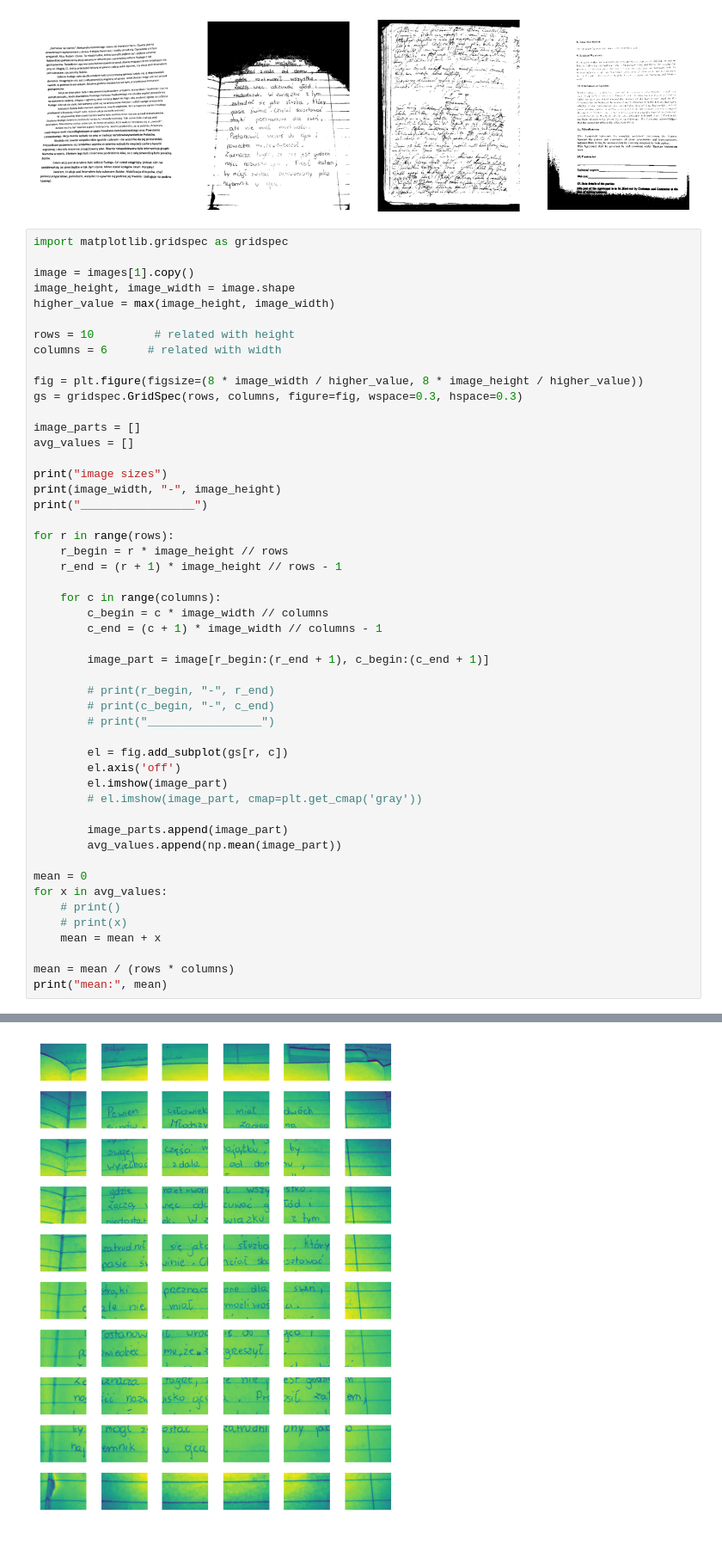
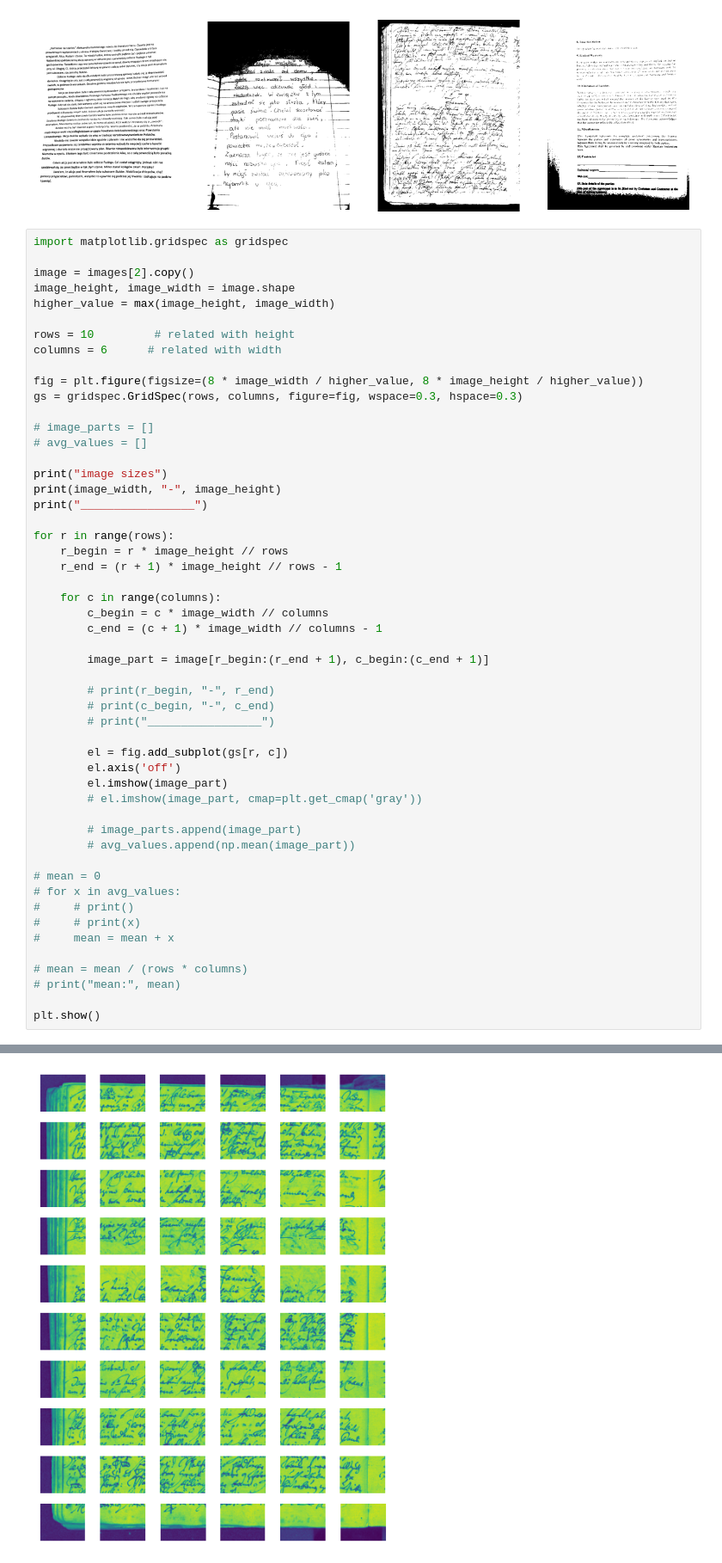
Before and after one commit to wikolego/wikolego-repository, a Jupyter notebook: ai-path/projects/image-to-black-white/src/Untitled1.ipynb, the cells around one changed output, grey strips where cells are left out. Shown: that part at 86% size. Saved outputs shown, nothing was run; the diff lists cells and outputs as text.

```diff
--- a/ai-path/projects/image-to-black-white/src/Untitled1.ipynb
+++ b/ai-path/projects/image-to-black-white/src/Untitled1.ipynb
@@ -149,7 +150,7 @@ plt.show()
 # %%
 import matplotlib.gridspec as gridspec
 
-image = images[1].copy()
+image = images[2].copy()
 image_height, image_width = image.shape
 higher_value = max(image_height, image_width)
 
@@ -159,8 +160,8 @@ columns = 6      # related with width
 fig = plt.figure(figsize=(8 * image_width / higher_value, 8 * image_height / higher_value))
 gs = gridspec.GridSpec(rows, columns, figure=fig, wspace=0.3, hspace=0.3)
 
-image_parts = []
-avg_values = []
+# image_parts = []
+# avg_values = []
 
 print("image sizes")
 print(image_width, "-", image_height)
@@ -185,16 +186,18 @@ for r in range(rows):
         el.imshow(image_part)
         # el.imshow(image_part, cmap=plt.get_cmap('gray'))
 
-        image_parts.append(image_part)
-        avg_values.append(np.mean(image_part))
+        # image_parts.append(image_part)
+        # avg_values.append(np.mean(image_part))
 
-mean = 0
-for x in avg_values:
-    # print()
-    # print(x)
-    mean = mean + x
+# mean = 0
+# for x in avg_values:
+#     # print()
+#     # print(x)
+#     mean = mean + x
 
-mean = mean / (rows * columns)
-print("mean:", mean)
+# mean = mean / (rows * columns)
+# print("mean:", mean)
+
+plt.show()
 # %% [output]
 image sizes
@@ -204,2 +207,2 @@ mean: 140.33017939814815
-[figure, old version]
+[figure, new version]
 # %%
```
Also changed, not shown: parts of 3 cells of this notebook, 2 other files.
